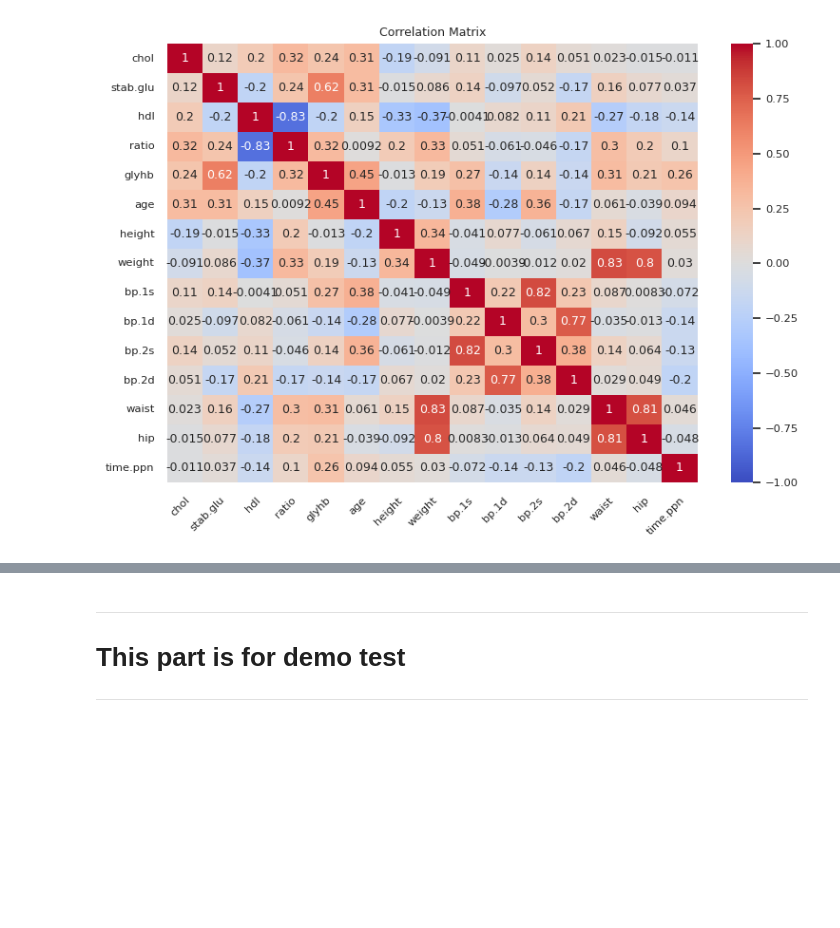
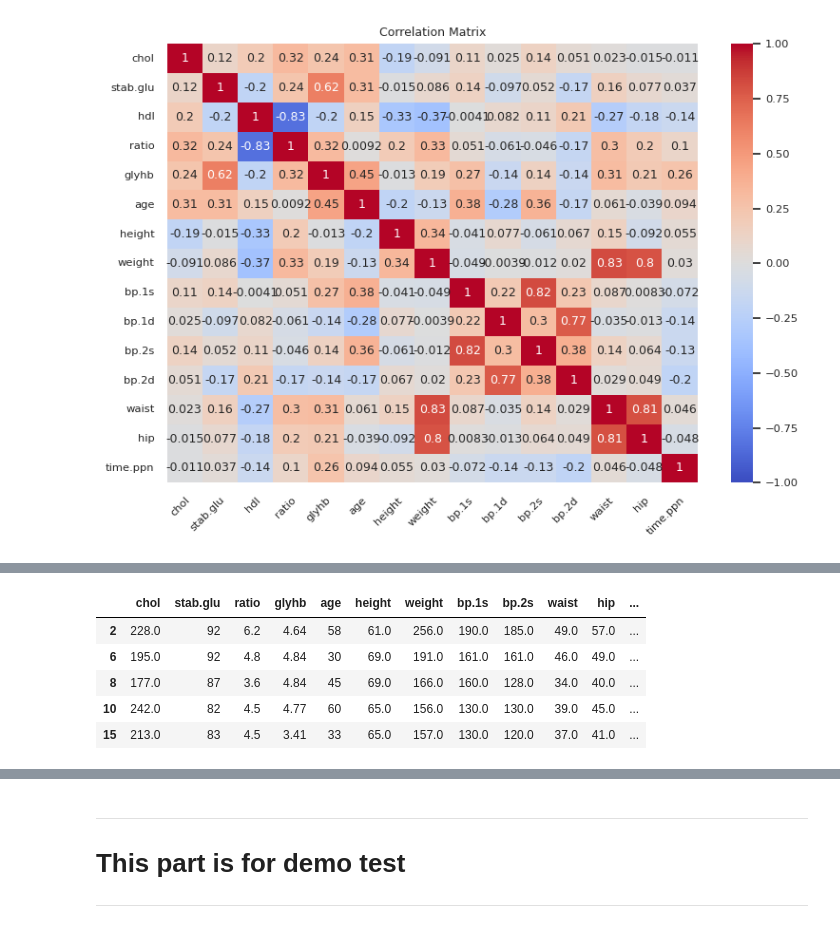
Before and after one commit to Thaer-F-Ali/Logistitc_Regression_Implimitation, a Jupyter notebook: logistic_regression_implimintaion.ipynb, the cells around one changed output, grey strips where cells are left out. Saved outputs shown, nothing was run; the diff lists cells and outputs as text; code cells hidden in the pictures; blank space fills up the shorter version.

```diff
--- a/logistic_regression_implimintaion.ipynb
+++ b/logistic_regression_implimintaion.ipynb
@@ -294,0 +351,9 @@ plt.show()
+# %%
+diab_data_corr.head()
+# %% [output]
+|  | chol | stab.glu | ratio | glyhb | age | height | weight | bp.1s | bp.2s | waist | hip | ... |
+| 2 | 228.0 | 92 | 6.2 | 4.64 | 58 | 61.0 | 256.0 | 190.0 | 185.0 | 49.0 | 57.0 | ... |
+| 6 | 195.0 | 92 | 4.8 | 4.84 | 30 | 69.0 | 191.0 | 161.0 | 161.0 | 46.0 | 49.0 | ... |
+| 8 | 177.0 | 87 | 3.6 | 4.84 | 45 | 69.0 | 166.0 | 160.0 | 128.0 | 34.0 | 40.0 | ... |
+| 10 | 242.0 | 82 | 4.5 | 4.77 | 60 | 65.0 | 156.0 | 130.0 | 130.0 | 39.0 | 45.0 | ... |
+| 15 | 213.0 | 83 | 4.5 | 3.41 | 33 | 65.0 | 157.0 | 130.0 | 120.0 | 37.0 | 41.0 | ... |
```
Also changed, not shown: parts of 10 cells of this notebook.
